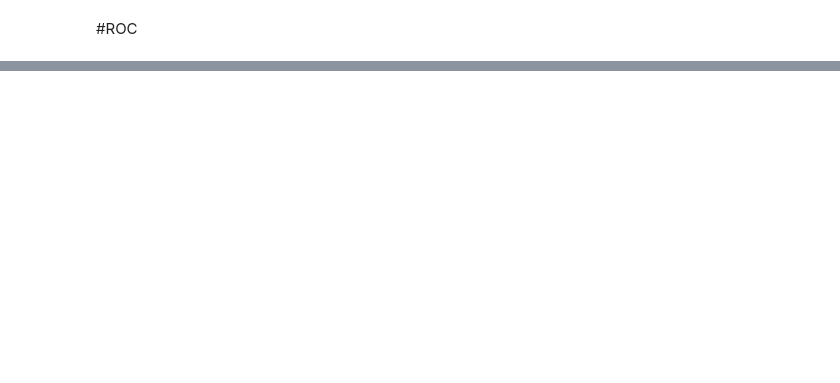
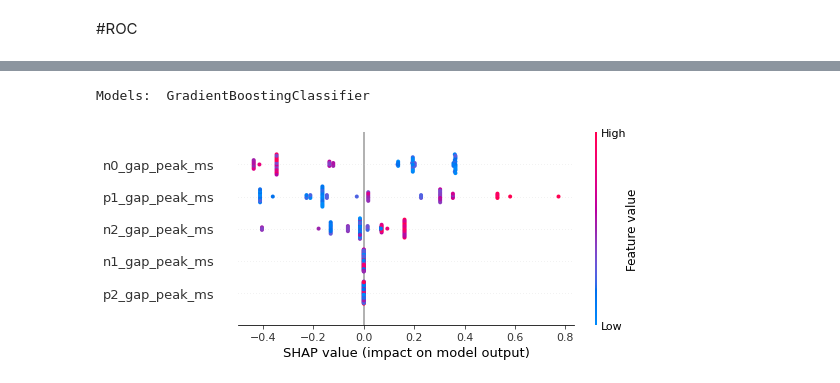
Before and after one commit to RafsanJany-44/ARC_Machine, a Jupyter notebook: Dynamic_ML_Tunning_with_featSelect_SHAP_ROC_.ipynb, the cells around one changed output, grey strips where cells are left out. Drawn from its saved outputs; the diff is of its cells as text; code cells hidden in the pictures; blank space fills up the shorter version.

```diff
--- a/Dynamic_ML_Tunning_with_featSelect_SHAP_ROC_.ipynb
+++ b/Dynamic_ML_Tunning_with_featSelect_SHAP_ROC_.ipynb
@@ -1059,0 +1100,6 @@ plt.show()
+# %%
+print("Models: ",best_models[0][1])
+shap.summary_plot(shap_values,max_display=10,feature_names=features_names)
+# %% [output]
+Models:  GradientBoostingClassifier
+[figure, added]
```
Also changed, not shown: parts of 43 cells of this notebook.
